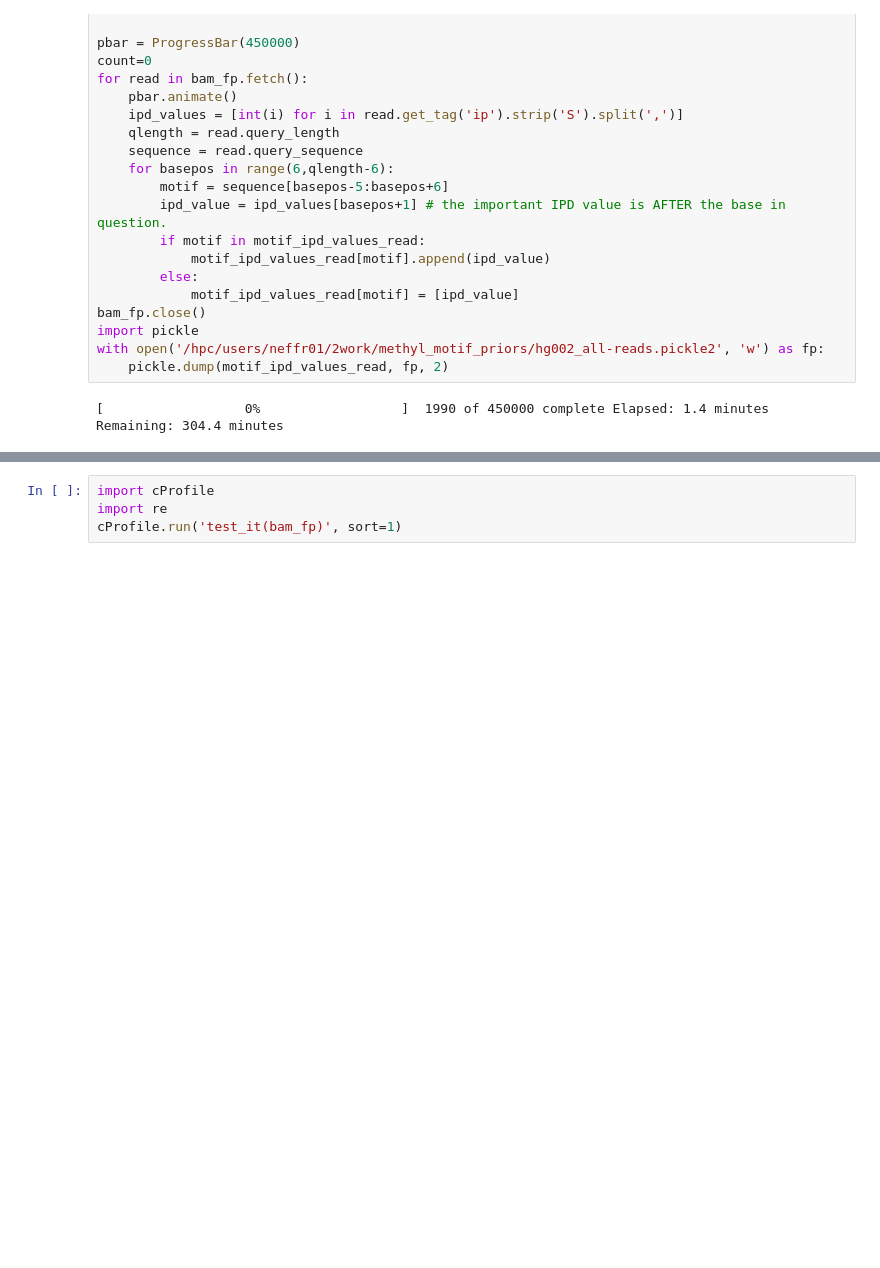
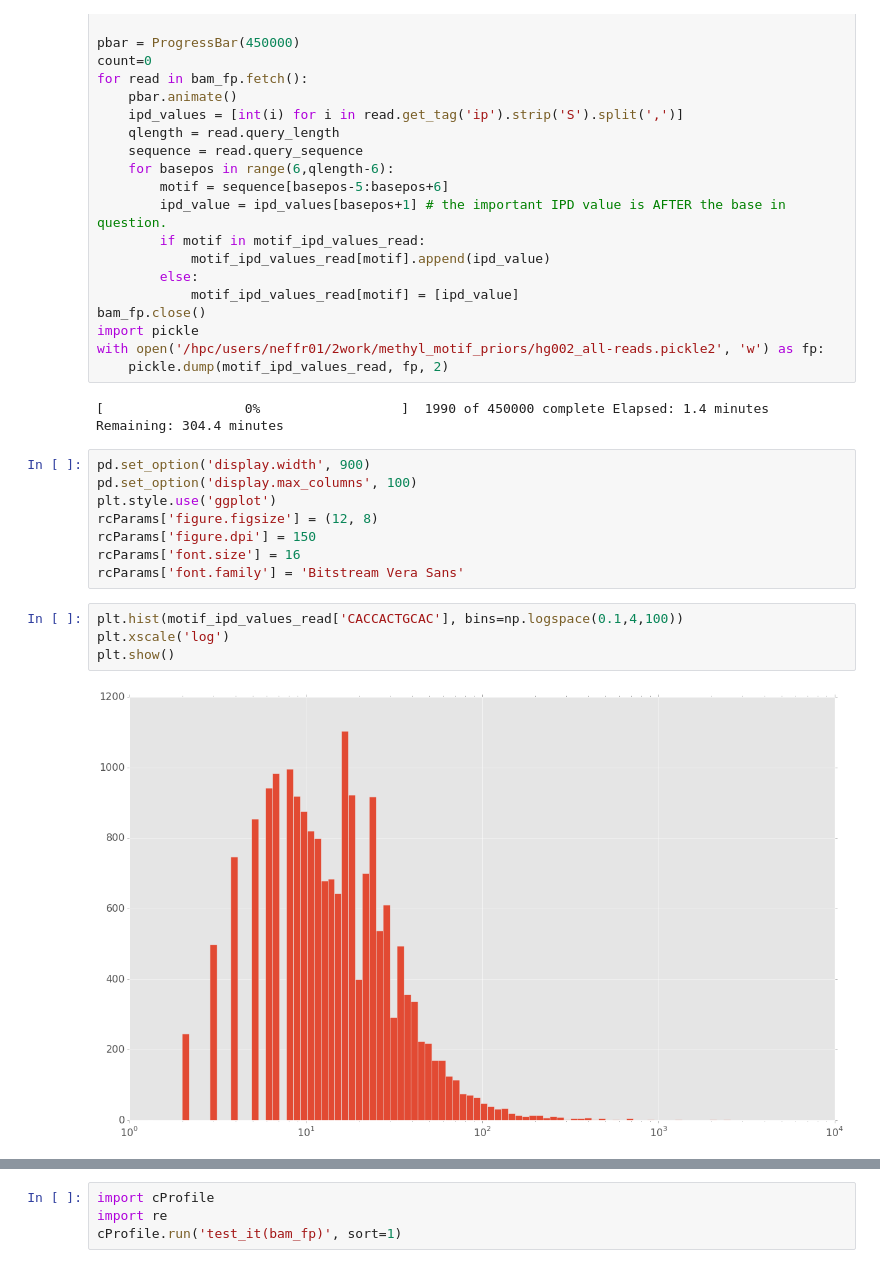
Before and after one commit to ryananeff/bashir-ipy, a Jupyter notebook: ipython/ipd_distribution.ipynb, the cells around one changed output, grey strips where cells are left out. Cells and saved outputs as stored; diff of their text form; blank space fills up the shorter version.

```diff
--- a/ipython/ipd_distribution.ipynb
+++ b/ipython/ipd_distribution.ipynb
@@ -50,3 +70,17 @@ with open('/hpc/users/neffr01/2work/methyl_motif_priors/hg002_all-reads.pickle2'
     pickle.dump(motif_ipd_values_read, fp, 2)
 # %% [output]
 [                  0%                  ]  1990 of 450000 complete Elapsed: 1.4 minutes   Remaining: 304.4 minutes
+# %%
+pd.set_option('display.width', 900)
+pd.set_option('display.max_columns', 100)
+plt.style.use('ggplot')
+rcParams['figure.figsize'] = (12, 8)
+rcParams['figure.dpi'] = 150
+rcParams['font.size'] = 16
+rcParams['font.family'] = 'Bitstream Vera Sans'
+# %%
+plt.hist(motif_ipd_values_read['CACCACTGCAC'], bins=np.logspace(0.1,4,100))
+plt.xscale('log')
+plt.show()
+# %% [output]
+[figure, added]
```
Also changed, not shown: parts of 8 cells of this notebook.
